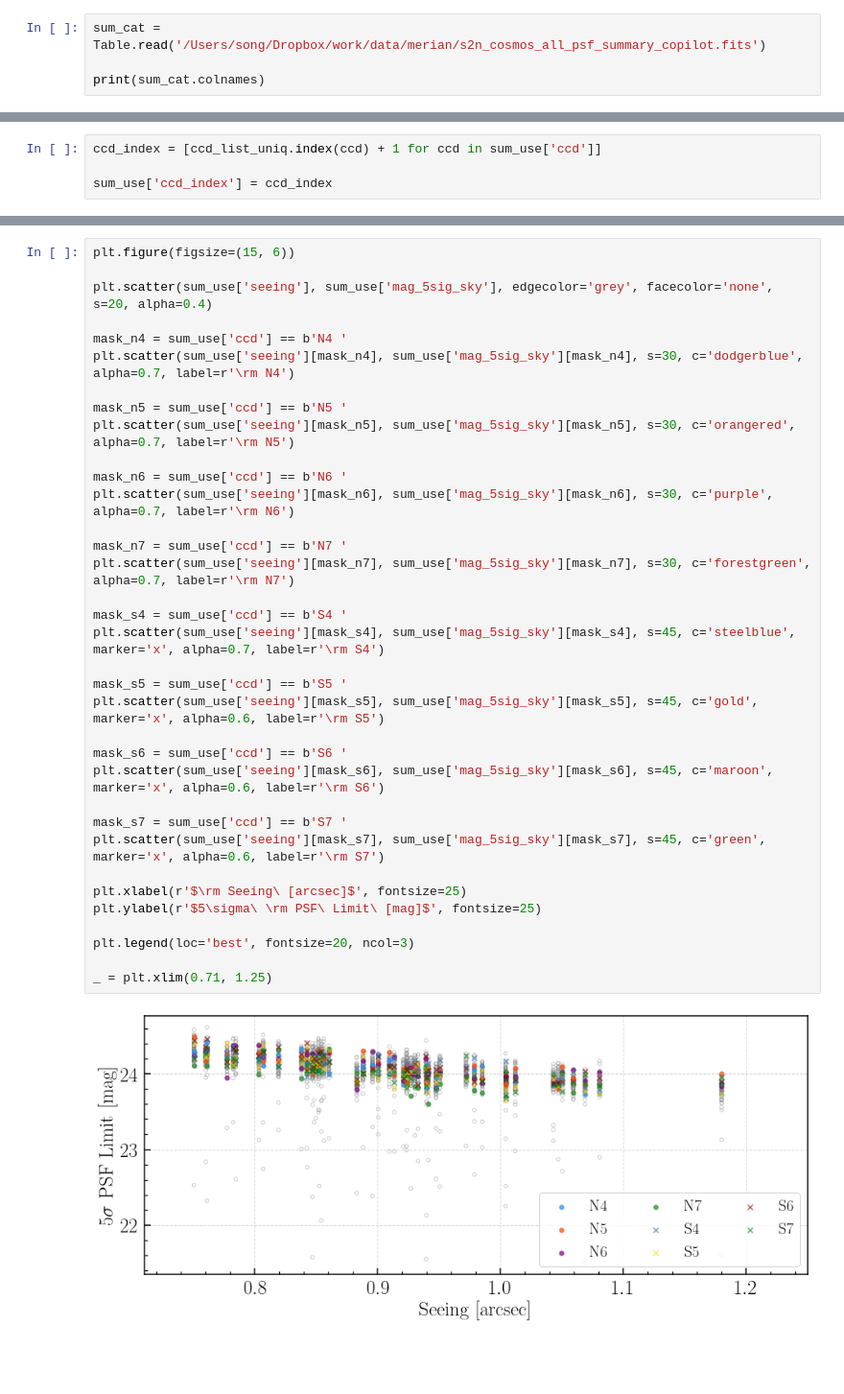
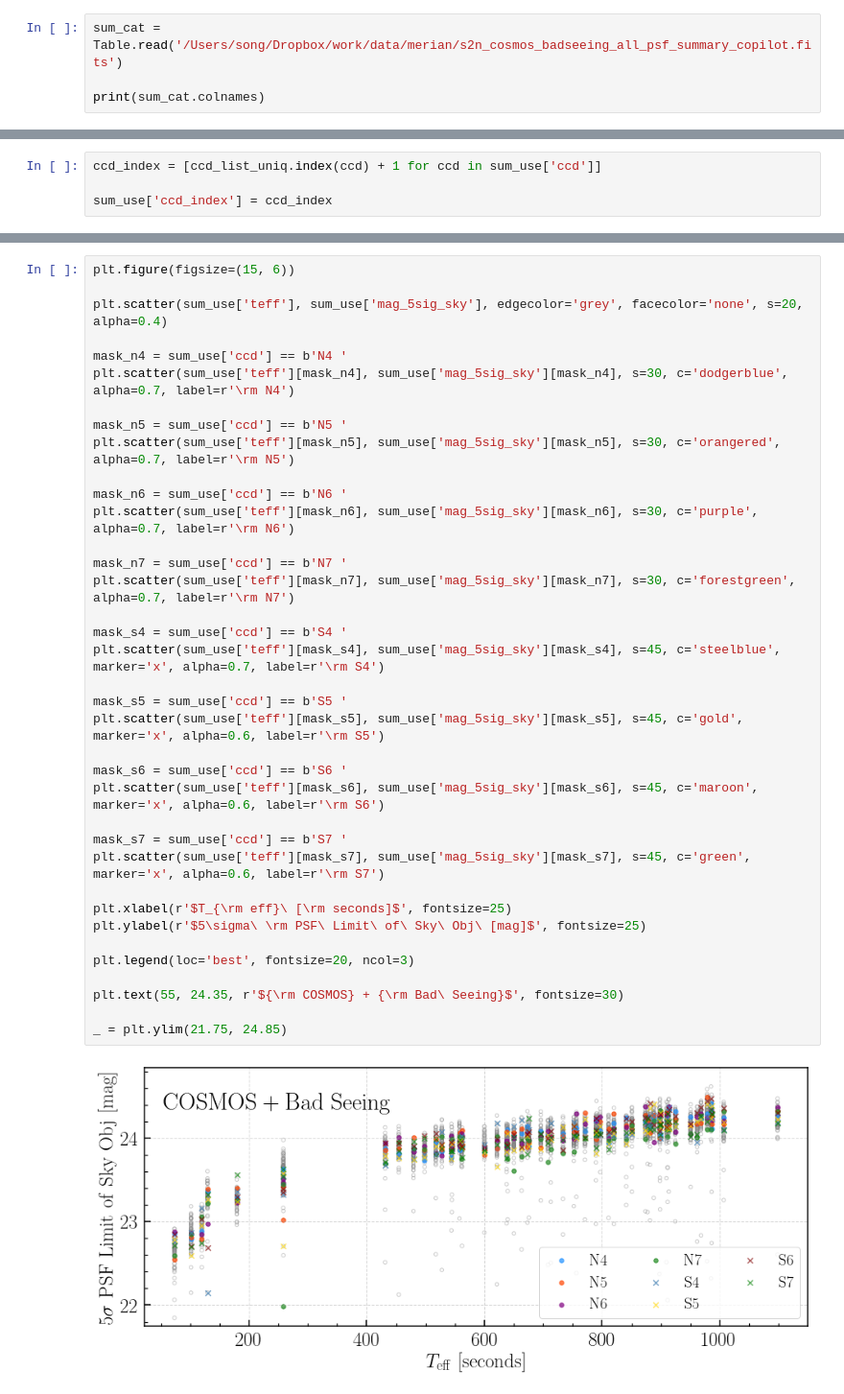
Before and after one commit to MerianSurvey/caterpillar, a Jupyter notebook: notebook/photocal/cosmos_lsstpipe_ccd_photocal.ipynb, the cells around one changed output, grey strips where cells are left out. Shown at 96% size. Cells and saved outputs as stored; diff of their text form; blank space fills up the shorter version.

```diff
--- a/notebook/photocal/cosmos_lsstpipe_ccd_photocal.ipynb
+++ b/notebook/photocal/cosmos_lsstpipe_ccd_photocal.ipynb
@@ -19,7 +19,7 @@ from scipy.ndimage.filters import gaussian_filter
 
 import matplotlib.pyplot as plt
 # %%
-sum_cat = Table.read('/Users/song/Dropbox/work/data/merian/s2n_cosmos_all_psf_summary_copilot.fits')
+sum_cat = Table.read('/Users/song/Dropbox/work/data/merian/s2n_cosmos_badseeing_all_psf_summary_copilot.fits')
 
 print(sum_cat.colnames)
 # %% [output]
@@ -138,37 +218,39 @@ _ = plt.xlim(0.71, 1.25)
 # %%
 plt.figure(figsize=(15, 6))
 
-plt.scatter(sum_use['seeing'], sum_use['mag_5sig_sky'], edgecolor='grey', facecolor='none', s=20, alpha=0.4)
+plt.scatter(sum_use['teff'], sum_use['mag_5sig_sky'], edgecolor='grey', facecolor='none', s=20, alpha=0.4)
 
 mask_n4 = sum_use['ccd'] == b'N4 '
-plt.scatter(sum_use['seeing'][mask_n4], sum_use['mag_5sig_sky'][mask_n4], s=30, c='dodgerblue', alpha=0.7, label=r'\rm N4')
+plt.scatter(sum_use['teff'][mask_n4], sum_use['mag_5sig_sky'][mask_n4], s=30, c='dodgerblue', alpha=0.7, label=r'\rm N4')
 
 mask_n5 = sum_use['ccd'] == b'N5 '
-plt.scatter(sum_use['seeing'][mask_n5], sum_use['mag_5sig_sky'][mask_n5], s=30, c='orangered', alpha=0.7, label=r'\rm N5')
+plt.scatter(sum_use['teff'][mask_n5], sum_use['mag_5sig_sky'][mask_n5], s=30, c='orangered', alpha=0.7, label=r'\rm N5')
 
 mask_n6 = sum_use['ccd'] == b'N6 '
-plt.scatter(sum_use['seeing'][mask_n6], sum_use['mag_5sig_sky'][mask_n6], s=30, c='purple', alpha=0.7, label=r'\rm N6')
+plt.scatter(sum_use['teff'][mask_n6], sum_use['mag_5sig_sky'][mask_n6], s=30, c='purple', alpha=0.7, label=r'\rm N6')
 
 mask_n7 = sum_use['ccd'] == b'N7 '
-plt.scatter(sum_use['seeing'][mask_n7], sum_use['mag_5sig_sky'][mask_n7], s=30, c='forestgreen', alpha=0.7, label=r'\rm N7')
+plt.scatter(sum_use['teff'][mask_n7], sum_use['mag_5sig_sky'][mask_n7], s=30, c='forestgreen', alpha=0.7, label=r'\rm N7')
 
 mask_s4 = sum_use['ccd'] == b'S4 '
-plt.scatter(sum_use['seeing'][mask_s4], sum_use['mag_5sig_sky'][mask_s4], s=45, c='steelblue', marker='x', alpha=0.7, label=r'\rm S4')
+plt.scatter(sum_use['teff'][mask_s4], sum_use['mag_5sig_sky'][mask_s4], s=45, c='steelblue', marker='x', alpha=0.7, label=r'\rm S4')
 
 mask_s5 = sum_use['ccd'] == b'S5 '
-plt.scatter(sum_use['seeing'][mask_s5], sum_use['mag_5sig_sky'][mask_s5], s=45, c='gold', marker='x', alpha=0.6, label=r'\rm S5')
+plt.scatter(sum_use['teff'][mask_s5], sum_use['mag_5sig_sky'][mask_s5], s=45, c='gold', marker='x', alpha=0.6, label=r'\rm S5')
 
 mask_s6 = sum_use['ccd'] == b'S6 '
-plt.scatter(sum_use['seeing'][mask_s6], sum_use['mag_5sig_sky'][mask_s6], s=45, c='maroon', marker='x', alpha=0.6, label=r'\rm S6')
+plt.scatter(sum_use['teff'][mask_s6], sum_use['mag_5sig_sky'][mask_s6], s=45, c='maroon', marker='x', alpha=0.6, label=r'\rm S6')
 
 mask_s7 = sum_use['ccd'] == b'S7 '
-plt.scatter(sum_use['seeing'][mask_s7], sum_use['mag_5sig_sky'][mask_s7], s=45, c='green', marker='x', alpha=0.6, label=r'\rm S7')
+plt.scatter(sum_use['teff'][mask_s7], sum_use['mag_5sig_sky'][mask_s7], s=45, c='green', marker='x', alpha=0.6, label=r'\rm S7')
 
-plt.xlabel(r'$\rm Seeing\ [arcsec]$', fontsize=25)
-plt.ylabel(r'$5\sigma\ \rm PSF\ Limit\ [mag]$', fontsize=25)
+plt.xlabel(r'$T_{\rm eff}\ [\rm seconds]$', fontsize=25)
+plt.ylabel(r'$5\sigma\ \rm PSF\ Limit\ of\ Sky\ Obj\ [mag]$', fontsize=25)
 
 plt.legend(loc='best', fontsize=20, ncol=3)
 
-_ = plt.xlim(0.71, 1.25)
+plt.text(55, 24.35, r'${\rm COSMOS} + {\rm Bad\ Seeing}$', fontsize=30)
+
+_ = plt.ylim(21.75, 24.85)
 # %% [output]
-[figure, old version]
+[figure, new version]
```
Also changed, not shown: parts of 7 cells of this notebook, 3 other files.
